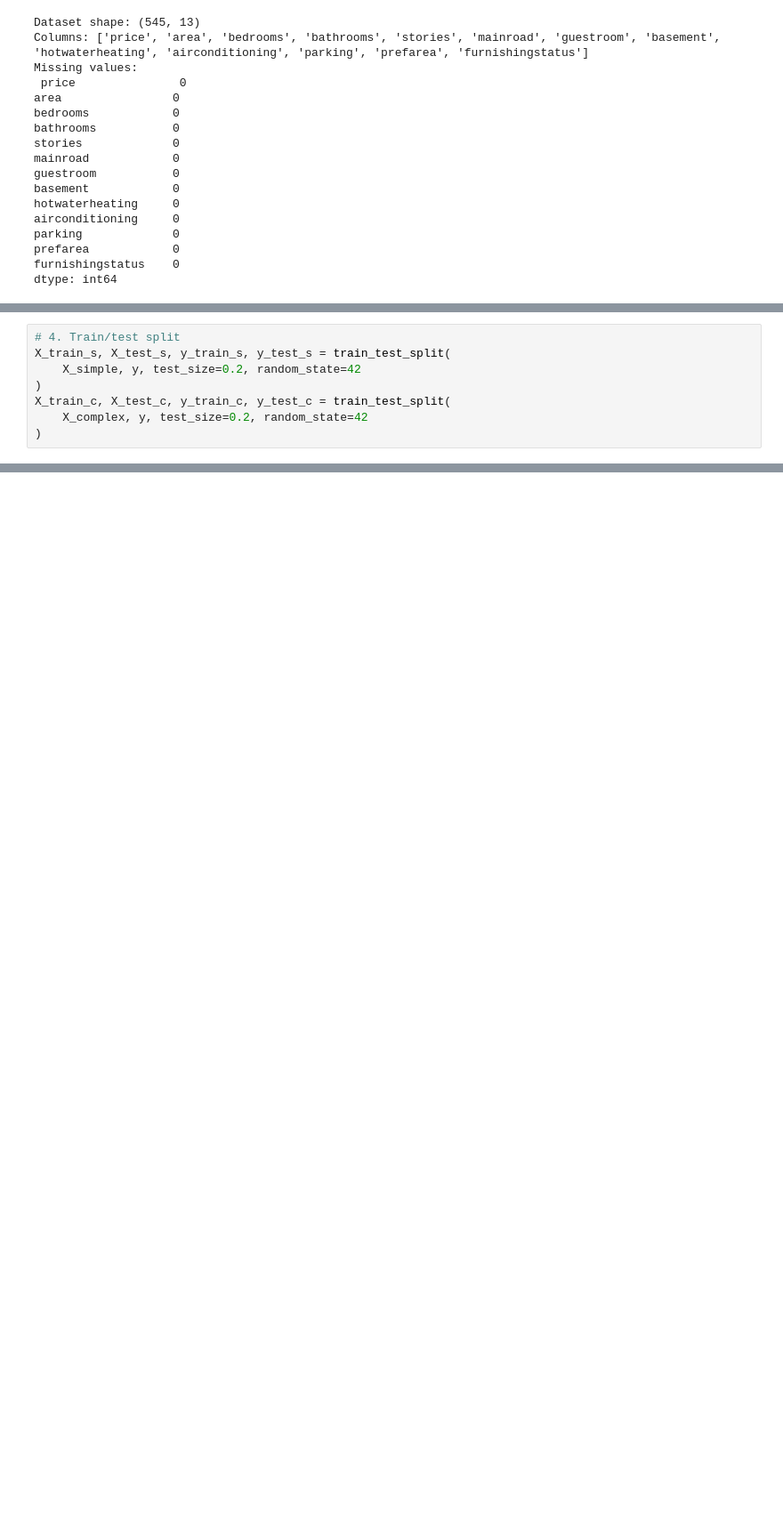
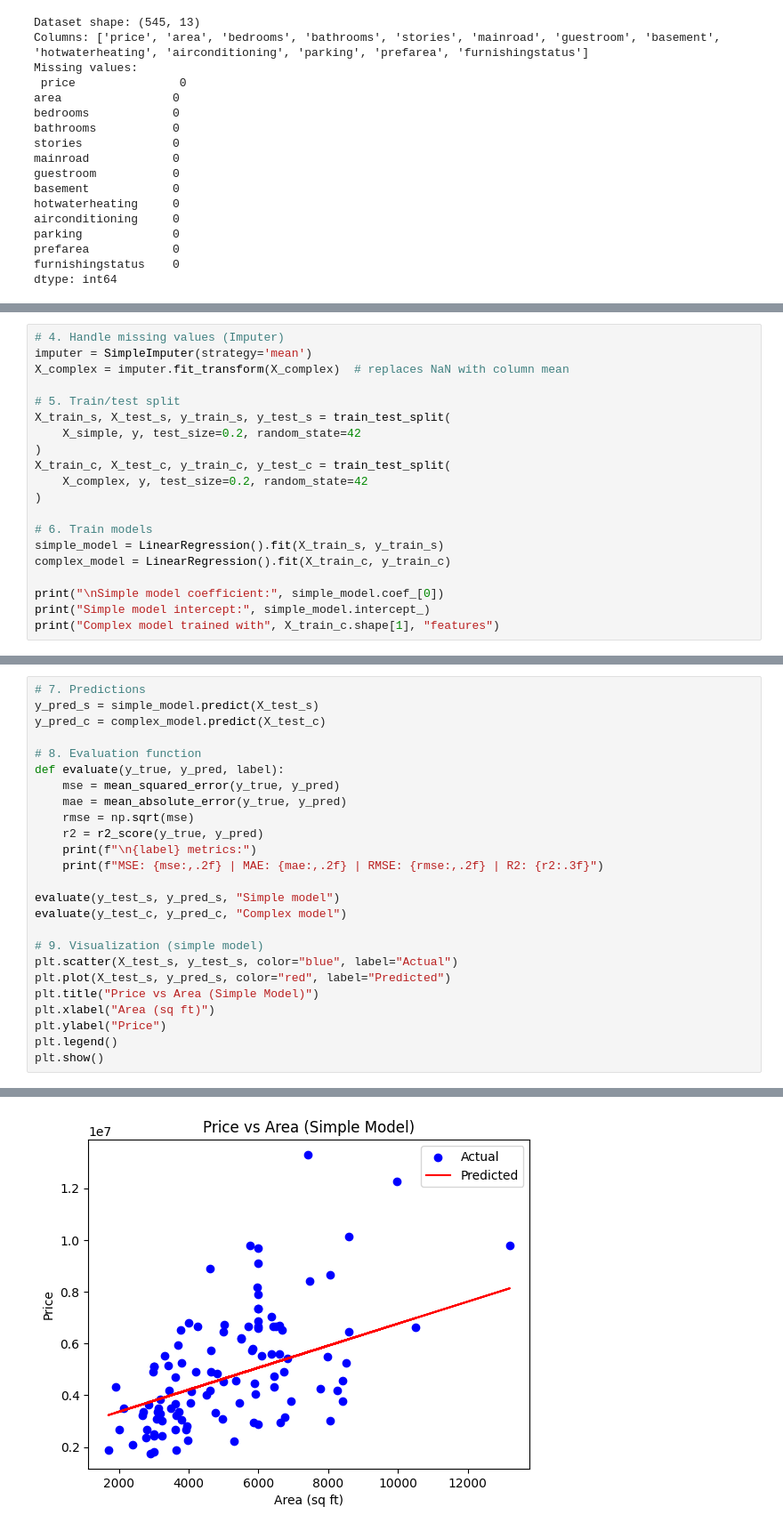
Before and after one commit to ATRam3/gdsc_study_session_ML_g1, a Jupyter notebook: Week_2/house_price_prediction.ipynb, the cells around one changed output, grey strips where cells are left out. Shown: that part at 89% size. Cells and saved outputs as stored; diff of their text form; blank space fills up the shorter version.

```diff
--- a/Week_2/house_price_prediction.ipynb
+++ b/Week_2/house_price_prediction.ipynb
@@ -66,9 +69,21 @@ X_complex = df.drop('price', axis=1) # complex model: all features
 y = df['price']
 # %%
-# 4. Train/test split
+# 4. Handle missing values (Imputer)
+imputer = SimpleImputer(strategy='mean')
+X_complex = imputer.fit_transform(X_complex)  # replaces NaN with column mean
+
+# 5. Train/test split
 X_train_s, X_test_s, y_train_s, y_test_s = train_test_split(
     X_simple, y, test_size=0.2, random_state=42
 )
 X_train_c, X_test_c, y_train_c, y_test_c = train_test_split(
     X_complex, y, test_size=0.2, random_state=42
 )
+
+# 6. Train models
+simple_model = LinearRegression().fit(X_train_s, y_train_s)
+complex_model = LinearRegression().fit(X_train_c, y_train_c)
+
+print("\nSimple model coefficient:", simple_model.coef_[0])
+print("Simple model intercept:", simple_model.intercept_)
+print("Complex model trained with", X_train_c.shape[1], "features")
@@ -85,0 +96,26 @@ LinearRegression does not accept missing values encoded as NaN natively. For sup
+# %%
+# 7. Predictions
+y_pred_s = simple_model.predict(X_test_s)
+y_pred_c = complex_model.predict(X_test_c)
+
+# 8. Evaluation function
+def evaluate(y_true, y_pred, label):
+    mse = mean_squared_error(y_true, y_pred)
+    mae = mean_absolute_error(y_true, y_pred)
+    rmse = np.sqrt(mse)
+    r2 = r2_score(y_true, y_pred)
+    print(f"\n{label} metrics:")
+    print(f"MSE: {mse:,.2f} | MAE: {mae:,.2f} | RMSE: {rmse:,.2f} | R2: {r2:.3f}")
+
+evaluate(y_test_s, y_pred_s, "Simple model")
+evaluate(y_test_c, y_pred_c, "Complex model")
+
+# 9. Visualization (simple model)
+plt.scatter(X_test_s, y_test_s, color="blue", label="Actual")
+plt.plot(X_test_s, y_pred_s, color="red", label="Predicted")
+plt.title("Price vs Area (Simple Model)")
+plt.xlabel("Area (sq ft)")
+plt.ylabel("Price")
+plt.legend()
+plt.show()
+# %% [output]
@@ -85,0 +127 @@ LinearRegression does not accept missing values encoded as NaN natively. For sup
+[figure, added]
```
Also changed, not shown: parts of 5 cells of this notebook.
